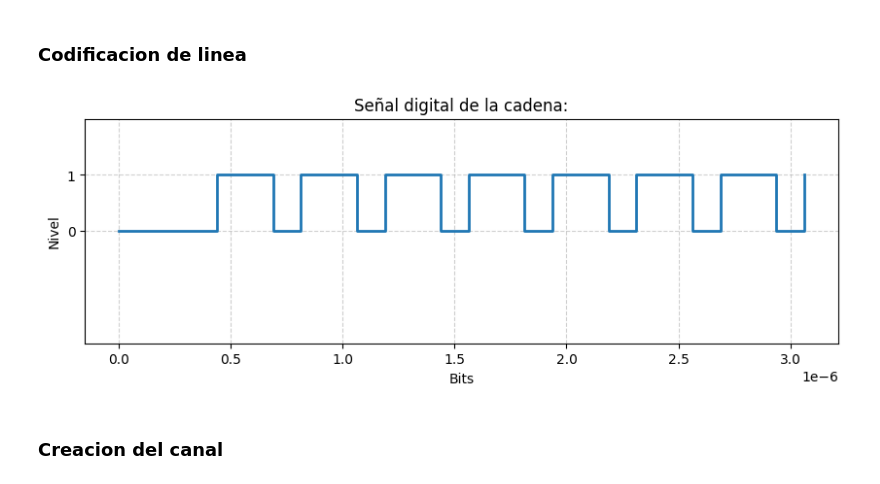
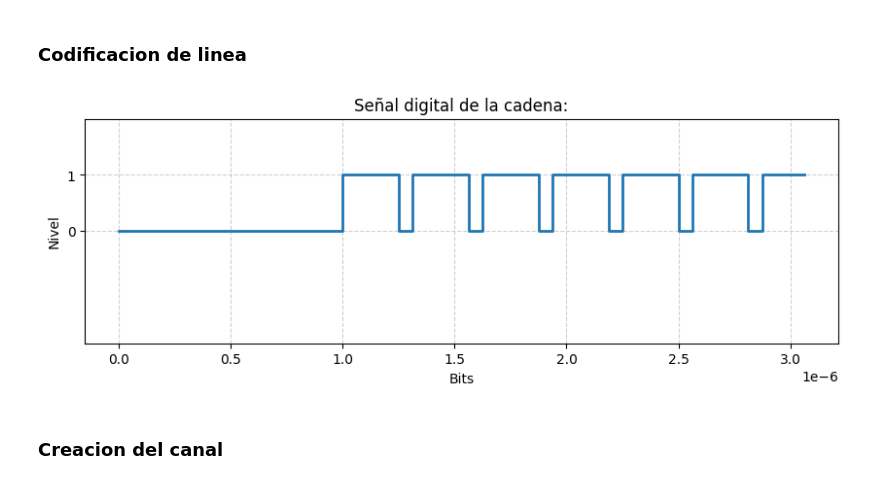
Before and after one commit to jbcgames/Laboratorio_1_Procesamiento, a Jupyter notebook: Proyecto_Cuantizacion.ipynb, the cells around one changed output. Drawn from its saved outputs; the diff is of its cells as text; code cells hidden in the pictures.

```diff
--- a/Proyecto_Cuantizacion.ipynb
+++ b/Proyecto_Cuantizacion.ipynb
@@ -72,7 +72,7 @@ def modulacion_mult(f1, f2, A1=1, A2=1, duty_cycle=0.5):
     x = x1 * x2
     return t, x
 # Prueba de modulacion
-t, x = modulacion_mult(4000,32000,15,0.5,0.05)
+t, x = modulacion_mult(4000,8000,15,0.5,0.05)
 plt.figure()
 plt.plot(t, x)
 plt.plot(ta,xa)
@@ -242,35 +242,36 @@ def codificacion_polar_retorno_cero(x_cuantizada, num_bits):
             if bit == '1':
                 x_bipolar_retorno_cero.append(1)
                 x_bipolar_retorno_cero.append(0)
             else:
                 x_bipolar_retorno_cero.append(-1)
                 x_bipolar_retorno_cero.append(0)
     return x_bipolar_retorno_cero
 # Prueba de codificacion
 x_paridad = agregar_paridad_1_bit(x_cuantizada, num_bits)
-x_unipolar = codificacion_unipolar(x_paridad, num_bits+1)
+x_paridad = x_cuantizada
+x_unipolar = codificacion_unipolar(x_paridad, num_bits)
 x_bi_vuelta_cero = codificacion_unipolar_vuelta_cero(x_paridad, num_bits+1)
 x_polar = codificacion_polar(x_paridad, num_bits+1)
 x_polar_vuelta_cero = codificacion_polar_retorno_cero(x_paridad, num_bits+1)
 x_AMI = codificacion_AMI(x_paridad, num_bits+1)
 x_manchester = codificacion_manchester(x_paridad, num_bits+1)
 x_manchester_diff = codificacion_manchester_diferencial(x_paridad, num_bits+1)
 tiempo_unipolar = numpy.arange(0, len(x_unipolar)) * (1/(1000*f*4))  # ajustar el tiempo a la nueva tasa de bits
 
 #Grafica de codificacion unipolar
 
 x_Codificacion= x_unipolar
 plt.figure(figsize=(10, 3))
 plt.step(tiempo_unipolar[:50], x_Codificacion[:50], where='post', linewidth=2)
 plt.ylim(-2, 2)
 plt.yticks([0, 1])
 plt.xlabel('Bits')
 plt.ylabel('Nivel')
 plt.title(f'Señal digital de la cadena:')
 plt.grid(True, which='both', linestyle='--', alpha=0.6)
 plt.show()
 # %% [output]
-[figure, old version]
+[figure, new version]
 # %% [markdown]
 ### Creacion del canal
 # %%
```
Also changed, not shown: parts of 11 cells of this notebook, 1 other file.
